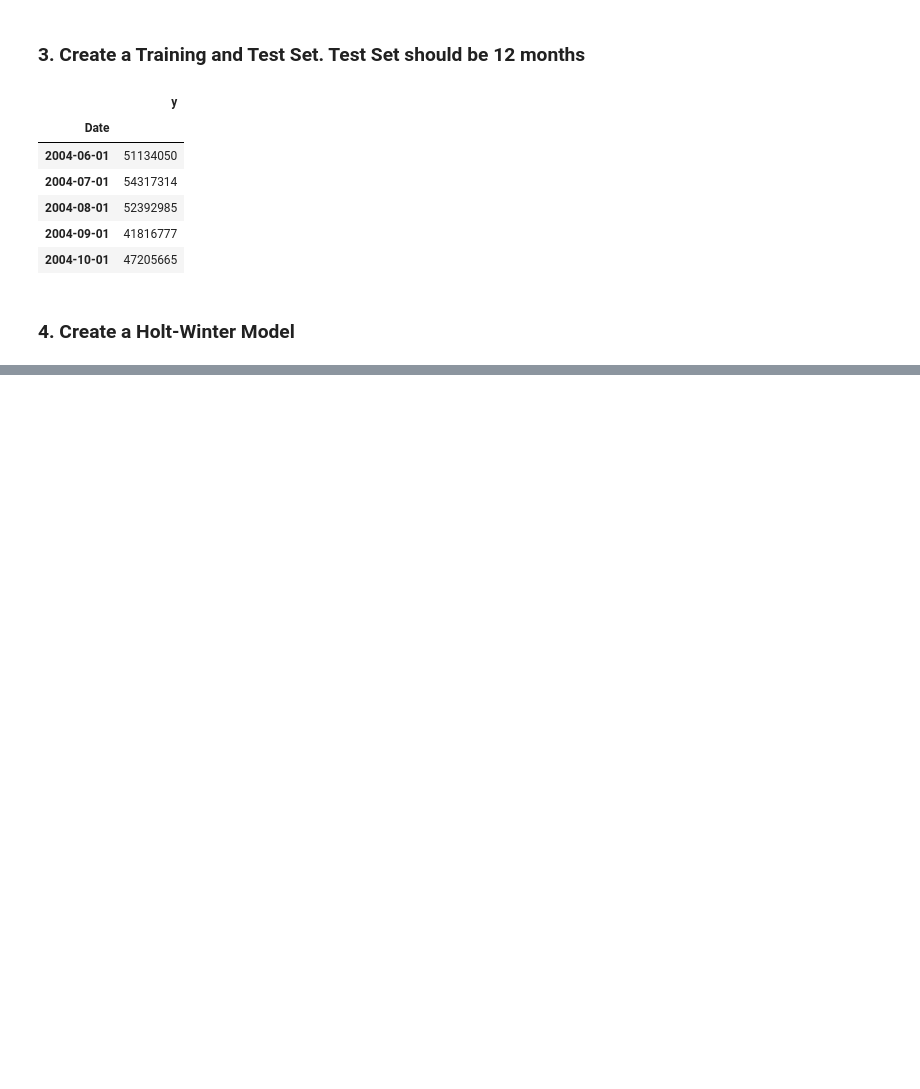
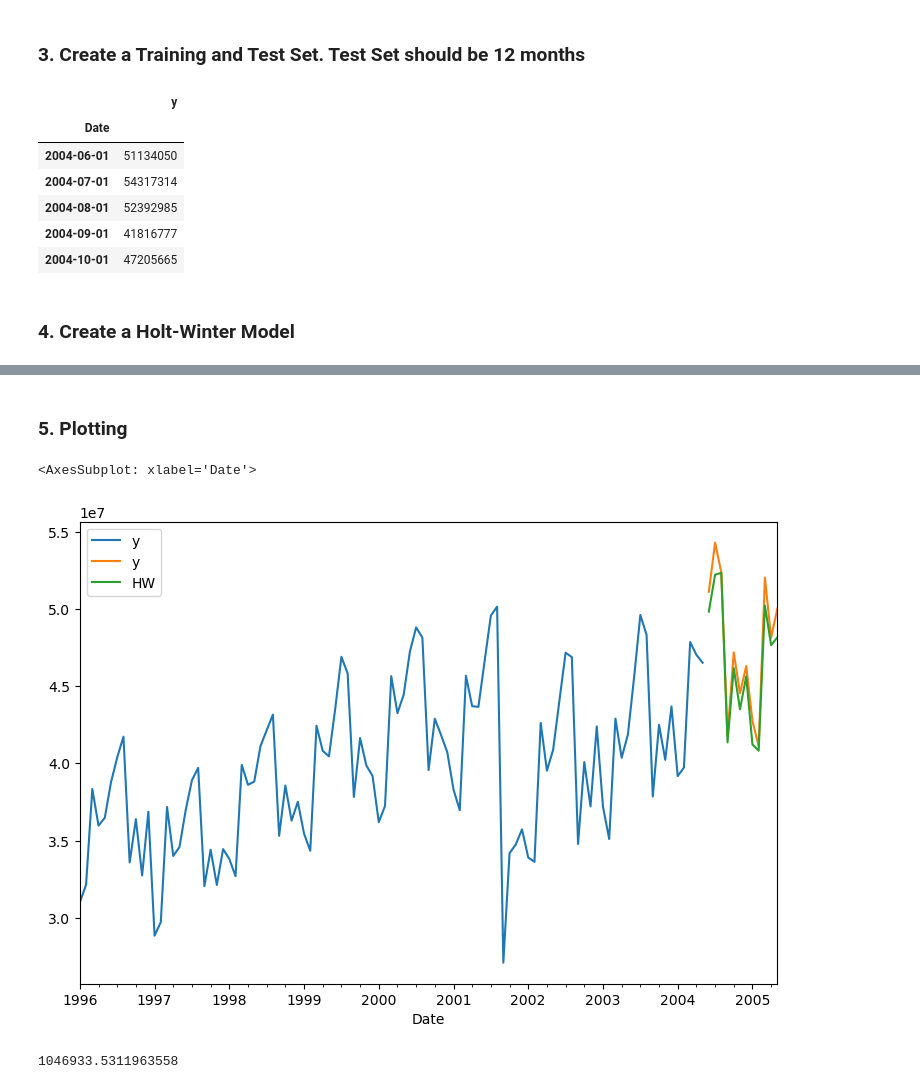
Before and after one commit to leomay282/Modelos-de-Pronosticos-Series-Temporales-Python, a Jupyter notebook: Holt_Winters/Holt_Winters_Challenge_template.ipynb, the cells around one changed output, grey strips where cells are left out. Drawn from its saved outputs; the diff is of its cells as text; code cells hidden in the pictures; blank space fills up the shorter version.

```diff
--- a/Holt_Winters/Holt_Winters_Challenge_template.ipynb
+++ b/Holt_Winters/Holt_Winters_Challenge_template.ipynb
@@ -116,6 +116,9 @@ from statsmodels.tsa.holtwinters import ExponentialSmoothing
 # %%
 #forecasting Model
 model = ExponentialSmoothing(endog=training_set['y'],
-                             trend='mul',
+                             trend='add',
                              seasonal='mul',
                              seasonal_periods=12).fit()
+# %%
+predictions_hw = model.forecast(steps=len(test_set)).rename("HW")
+predictions_hw
@@ -121,0 +139,16 @@ model = ExponentialSmoothing(endog=training_set['y'],
+# %% [markdown]
+### 5. Plotting
+# %%
+# PLotting
+training_set['y'].plot(figsize=(9,6), legend=True)
+test_set['y'].plot(legend=True)
+predictions_hw.plot(legend=True)
+# %% [output]
+<AxesSubplot: xlabel='Date'>
+[figure, added]
+# %%
+# MAE
+from sklearn.metrics import mean_absolute_error
+mean_absolute_error(test_set['y'], predictions_hw)
+# %% [output]
+1046933.5311963558
```
Also changed, not shown: parts of 1 cell of this notebook.
